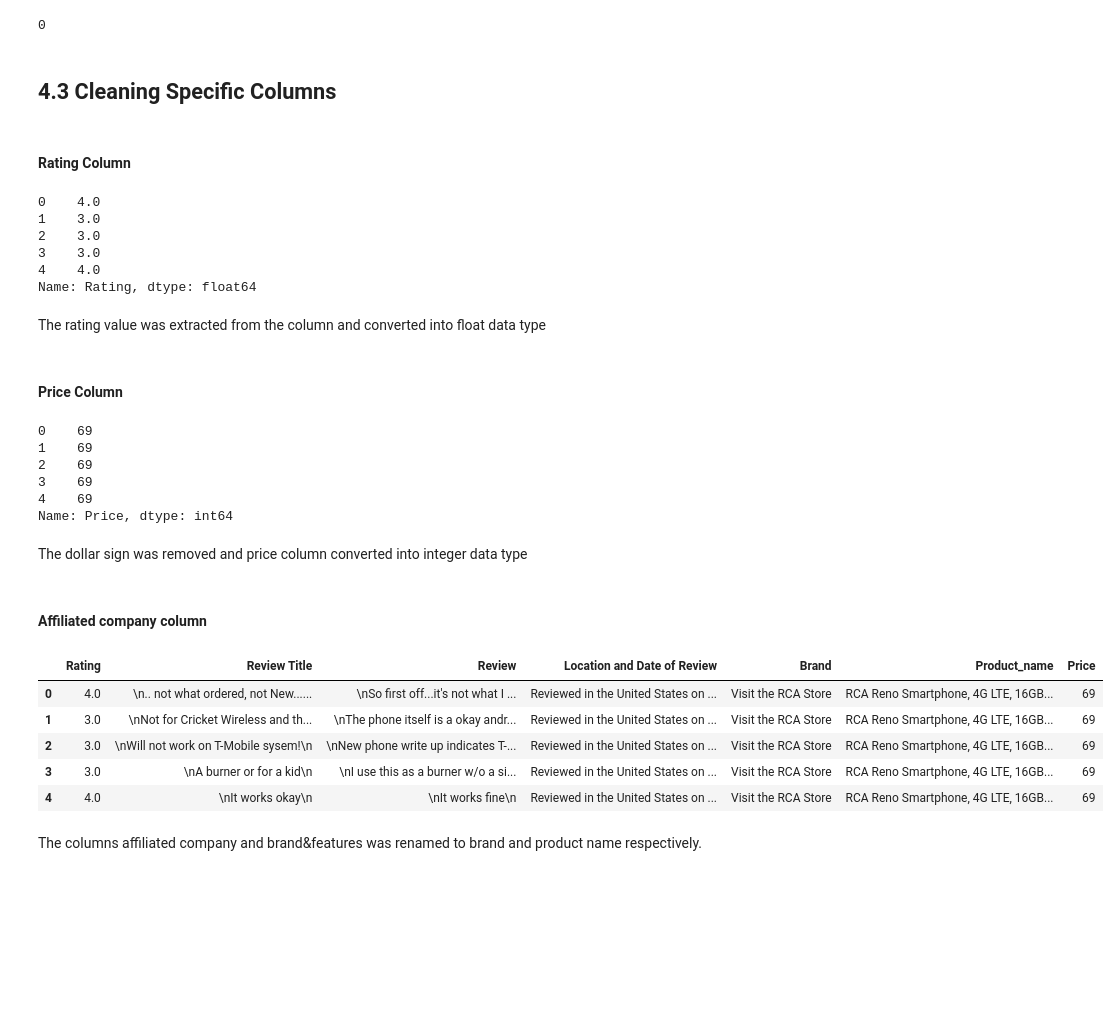
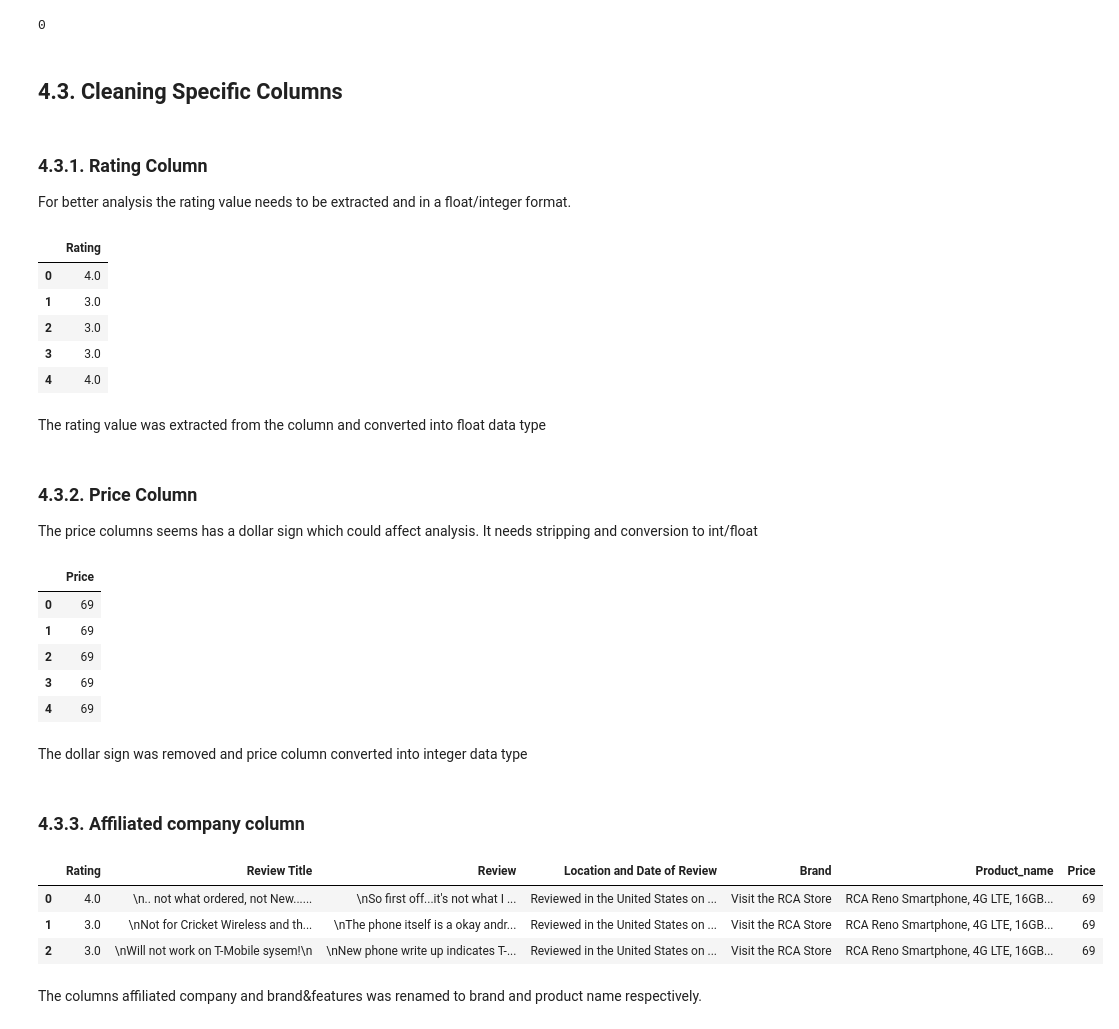
Before and after one commit to Mercy-Njambi/Mobile-Phone-Sentiment-Analysis, a Jupyter notebook: Mobile_Phone_Sentiment_Analysis.ipynb, the cells around one changed output. Cells and saved outputs as stored; diff of their text form; code cells hidden in the pictures; blank space fills up the shorter version.

```diff
--- a/Mobile_Phone_Sentiment_Analysis.ipynb
+++ b/Mobile_Phone_Sentiment_Analysis.ipynb
@@ -169,21 +163,21 @@ df.duplicated().sum()
 # %% [output]
 0
 # %% [markdown]
-## 4.3 Cleaning Specific Columns
+## 4.3. Cleaning Specific Columns
-# %% [markdown]
-#### Rating Column
+# %% [markdown]
+### 4.3.1. Rating Column
+
+For better analysis the rating value needs to be extracted and in a float/integer format.
 # %%
-
-#Extracting the digits in the Rating column and convering it to float type
+#Extracting the digits in the Rating column and converting it to float type
 
 df["Rating"] = df["Rating"].str.extract('(\d+)').astype(float)
-
-df["Rating"].head()
+df["Rating"].head().to_frame()
 # %% [output]
-0    4.0
-1    3.0
-2    3.0
-3    3.0
-4    4.0
-Name: Rating, dtype: float64
+|  | Rating |
+| 0 | 4.0 |
+| 1 | 3.0 |
+| 2 | 3.0 |
+| 3 | 3.0 |
+| 4 | 4.0 |
 # %% [markdown]
@@ -190,35 +185,35 @@ Name: Rating, dtype: float64
 The rating value was extracted from the column and converted into float data type
-# %% [markdown]
-#### Price Column
+# %% [markdown]
+### 4.3.2. Price Column
+
+The price columns seems has a dollar sign which could affect analysis. It needs stripping and conversion to int/float
 # %%
 #Extracting the digits in the price column and converting it to integer
 
 df["Price"] = df["Price"].str.extract('(\d+)').astype(int)
 
-df["Price"].head()
+df["Price"].head().to_frame()
 # %% [output]
-0    69
-1    69
-2    69
-3    69
-4    69
-Name: Price, dtype: int64
+|  | Price |
+| 0 | 69 |
+| 1 | 69 |
+| 2 | 69 |
+| 3 | 69 |
+| 4 | 69 |
 # %% [markdown]
 The dollar sign was removed and price column converted into integer data type
 # %% [markdown]
-#### Affiliated company column
+### 4.3.3. Affiliated company column
 # %%
 # Rename the column to brand name
 
 df.rename(columns = {"Affiliated Company":"Brand","Brand and Features":"Product_name"},inplace = True)
-df.head()
+df.head(3)
 # %% [output]
 |  | Rating | Review Title | Review | Location and Date of Review | Brand | Product_name | Price |
 | 0 | 4.0 | \n.. not what ordered, not New...... | \nSo first off...it's not what I ... | Reviewed in the United States on ... | Visit the RCA Store | RCA Reno Smartphone, 4G LTE, 16GB... | 69 |
 | 1 | 3.0 | \nNot for Cricket Wireless and th... | \nThe phone itself is a okay andr... | Reviewed in the United States on ... | Visit the RCA Store | RCA Reno Smartphone, 4G LTE, 16GB... | 69 |
 | 2 | 3.0 | \nWill not work on T-Mobile sysem!\n | \nNew phone write up indicates T-... | Reviewed in the United States on ... | Visit the RCA Store | RCA Reno Smartphone, 4G LTE, 16GB... | 69 |
-| 3 | 3.0 | \nA burner or for a kid\n | \nI use this as a burner w/o a si... | Reviewed in the United States on ... | Visit the RCA Store | RCA Reno Smartphone, 4G LTE, 16GB... | 69 |
-| 4 | 4.0 | \nIt works okay\n | \nIt works fine\n | Reviewed in the United States on ... | Visit the RCA Store | RCA Reno Smartphone, 4G LTE, 16GB... | 69 |
 # %% [markdown]
 The columns affiliated company and brand&features was renamed to brand and product name respectively.
 # %%
```
Also changed, not shown: parts of 43 cells of this notebook.
